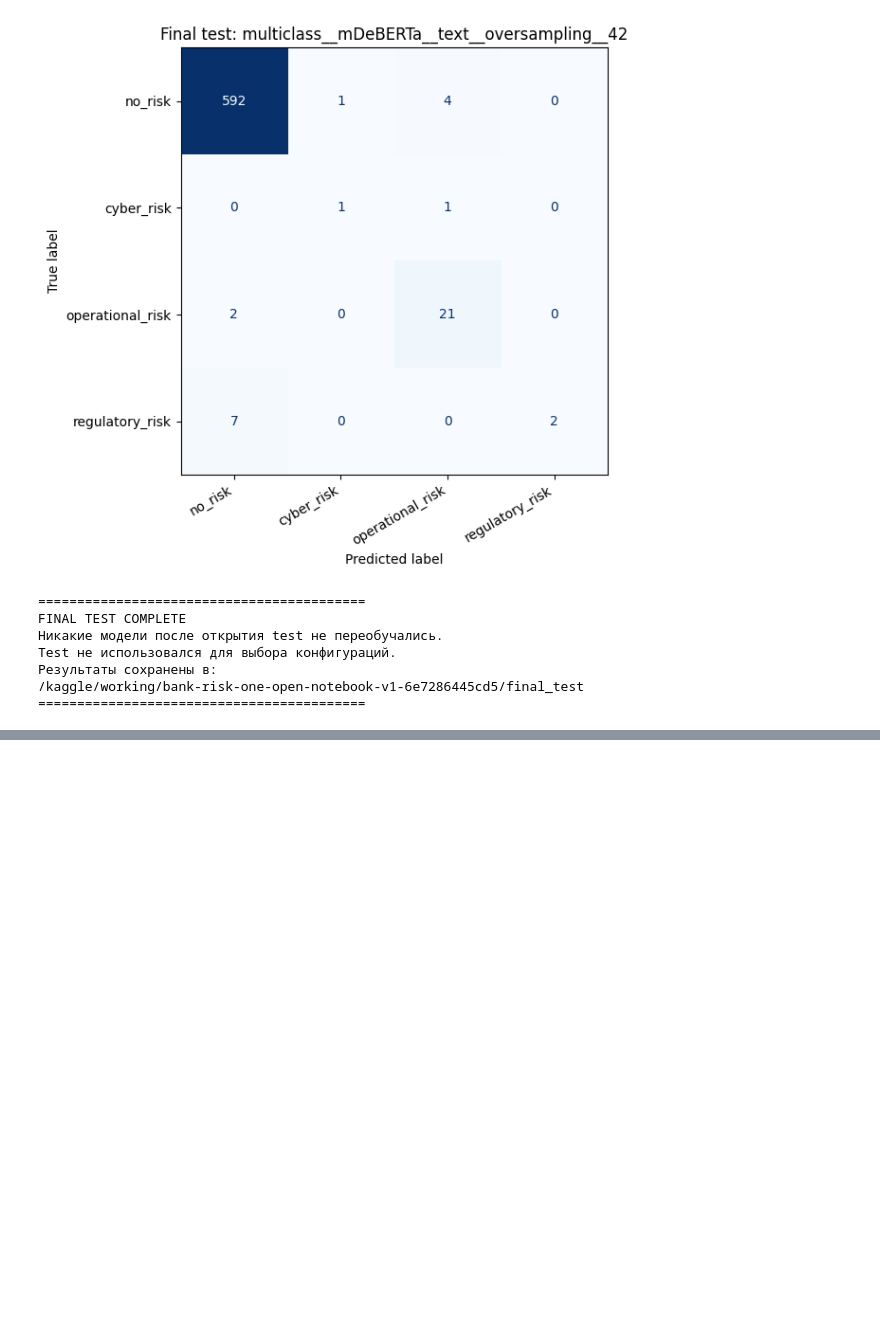
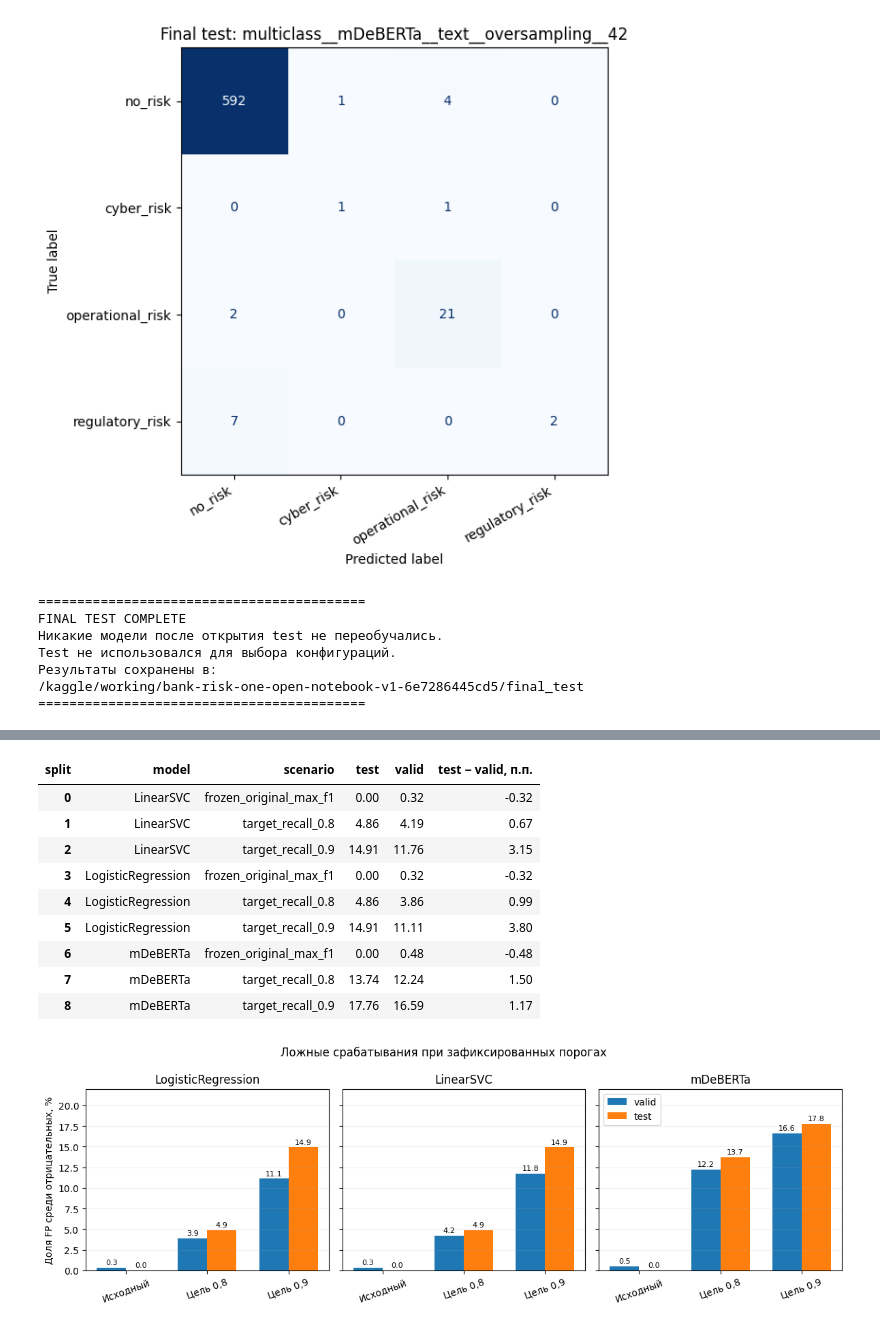
Before and after one commit to jhonix007/bank-risk-diploma, a Jupyter notebook: project_final/bank_risk_diploma_FINAL_for_submission.ipynb, the cells around one changed output, grey strips where cells are left out. Drawn from its saved outputs; the diff is of its cells as text; code cells hidden in the pictures; blank space fills up the shorter version.

```diff
--- a/project_final/bank_risk_diploma_FINAL_for_submission.ipynb
+++ b/project_final/bank_risk_diploma_FINAL_for_submission.ipynb
@@ -3376,0 +4207,13 @@ Test не использовался для выбора конфигураци
+# %%
+# Автоматическая фактическая сводка — не заранее написанные выводы.
+for _,r in add_ops[add_ops.scenario.ne('frozen_original_max_f1')].iterrows():
+    met='достигнута' if r.observed_target_met is True or str(r.observed_target_met).lower()=='true' else 'не достигнута'
+    print(f"{r['split']} / {r['model']}, цель {r.target_recall:.1f}: {met}; Recall={r.recall:.3f}, Precision={r.precision:.3f}, TP={r.tp:.0f}, FP={r.fp:.0f}, FN={r.fn:.0f}.")
+print('\nПарные сравнения основных метрик (mDeBERTa минус классическая модель):')
+for _,r in add_pairs[add_pairs.metric.isin(['f1','ap','macro_f1']) & add_pairs.classical.ne('Dummy')].iterrows():
+    if pd.isna(r.ci_low): conclusion='CI не определён'
+    elif r.ci_low>0: conclusion='положительный условный CI'
+    elif r.ci_high<0: conclusion='отрицательный условный CI'
+    else: conclusion='CI включает ноль'
+    print(f"{r['split']} / {r['task']} / {r.classical} / {r.metric}: Δ={r.observed:.3f}; {conclusion}.")
+print('Все выводы исследовательские; необходим новый независимый holdout для подтверждения.')
@@ -3376,0 +4296,41 @@ Test не использовался для выбора конфигураци
+# %%
+# FPR = FP / (FP + TN). Источник — сохранённые матрицы ошибок §10.2.
+import pandas as pd
+import matplotlib.pyplot as plt
+# Снимок фактических FP/TN из сохранённого вывода §10.2 для просмотра без inference.
+# При повторном выполнении раздела 10 используем рассчитанную таблицу add_ops.
+fpr_snapshot = [('valid', 'LogisticRegression', 'frozen_original_max_f1', 2, 619), ('valid', 'LogisticRegression', 'target_recall_0.8', 24, 597), ('valid', 'LogisticRegression', 'target_recall_0.9', 69, 552), ('valid', 'LinearSVC', 'frozen_original_max_f1', 2, 619), ('valid', 'LinearSVC', 'target_recall_0.8', 26, 595), ('valid', 'LinearSVC', 'target_recall_0.9', 73, 548), ('valid', 'mDeBERTa', 'frozen_original_max_f1', 3, 618), ('valid', 'mDeBERTa', 'target_recall_0.8', 76, 545), ('valid', 'mDeBERTa', 'target_recall_0.9', 103, 518), ('test', 'LogisticRegression', 'frozen_original_max_f1', 0, 597), ('test', 'LogisticRegression', 'target_recall_0.8', 29, 568), ('test', 'LogisticRegression', 'target_recall_0.9', 89, 508), ('test', 'LinearSVC', 'frozen_original_max_f1', 0, 597), ('test', 'LinearSVC', 'target_recall_0.8', 29, 568), ('test', 'LinearSVC', 'target_recall_0.9', 89, 508), ('test', 'mDeBERTa', 'frozen_original_max_f1', 0, 597), ('test', 'mDeBERTa', 'target_recall_0.8', 82, 515), ('test', 'mDeBERTa', 'target_recall_0.9', 106, 491)]
+if 'add_ops' in globals():
+    fpr_data = add_ops.loc[add_ops.model.ne('Dummy'), ['split','model','scenario','fp','tn']].copy()
+else:
+    fpr_data = pd.DataFrame(fpr_snapshot, columns=['split','model','scenario','fp','tn'])
+fpr_data['negative_n'] = fpr_data.fp + fpr_data.tn
+assert (fpr_data.negative_n == fpr_data.split.map({'valid':621,'test':597})).all()
+fpr_data['FPR, %'] = 100*fpr_data.fp/fpr_data.negative_n
+fpr_table = fpr_data.pivot(index=['model','scenario'],columns='split',values='FPR, %').reset_index()
+fpr_table['test − valid, п.п.'] = fpr_table['test']-fpr_table['valid']
+display(fpr_table.round(2))
+models=['LogisticRegression','LinearSVC','mDeBERTa']
+scenarios=['frozen_original_max_f1','target_recall_0.8','target_recall_0.9']
+labels=['Исходный','Цель 0,8','Цель 0,9']
+fig,axes=plt.subplots(1,3,figsize=(12,4),sharey=True)
+for ax,model in zip(axes,models):
+    for j,split in enumerate(['valid','test']):
+        vals=fpr_data[(fpr_data.model==model)&(fpr_data.split==split)].set_index('scenario').loc[scenarios,'FPR, %']
+        bars=ax.bar([i+(j-.5)*.36 for i in range(3)],vals,width=.36,label=split)
+        ax.bar_label(bars,fmt='%.1f',fontsize=8,padding=2)
+    ax.set_title(model);ax.set_xticks(range(3),labels,rotation=20);ax.grid(axis='y',alpha=.2);ax.set_ylim(0,22)
+axes[0].set_ylabel('Доля FP среди отрицательных, %');axes[-1].legend(loc='upper left')
+fig.suptitle('Ложные срабатывания при зафиксированных порогах');fig.tight_layout();plt.show()
+# %% [output]
+| split | model | scenario | test | valid | test − valid, п.п. |
+| 0 | LinearSVC | frozen_original_max_f1 | 0.00 | 0.32 | -0.32 |
+| 1 | LinearSVC | target_recall_0.8 | 4.86 | 4.19 | 0.67 |
+| 2 | LinearSVC | target_recall_0.9 | 14.91 | 11.76 | 3.15 |
+| 3 | LogisticRegression | frozen_original_max_f1 | 0.00 | 0.32 | -0.32 |
+| 4 | LogisticRegression | target_recall_0.8 | 4.86 | 3.86 | 0.99 |
+| 5 | LogisticRegression | target_recall_0.9 | 14.91 | 11.11 | 3.80 |
+| 6 | mDeBERTa | frozen_original_max_f1 | 0.00 | 0.48 | -0.48 |
+| 7 | mDeBERTa | target_recall_0.8 | 13.74 | 12.24 | 1.50 |
+| 8 | mDeBERTa | target_recall_0.9 | 17.76 | 16.59 | 1.17 |
+[figure, added]
```
Also changed, not shown: parts of 43 cells of this notebook, 3 other files.
